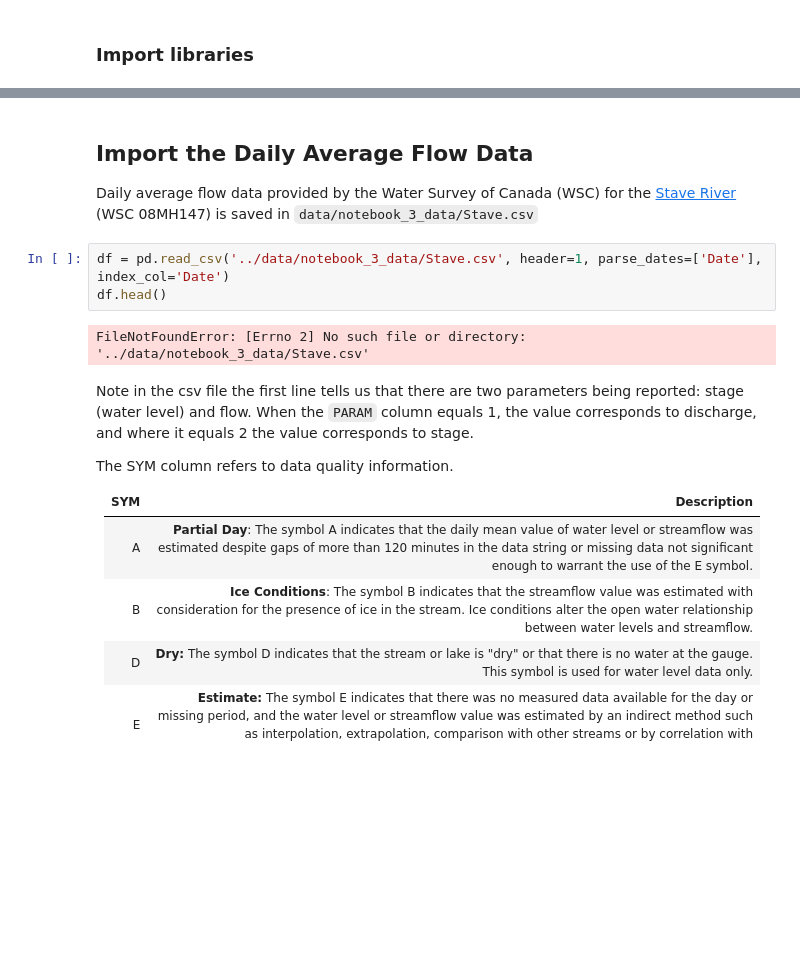
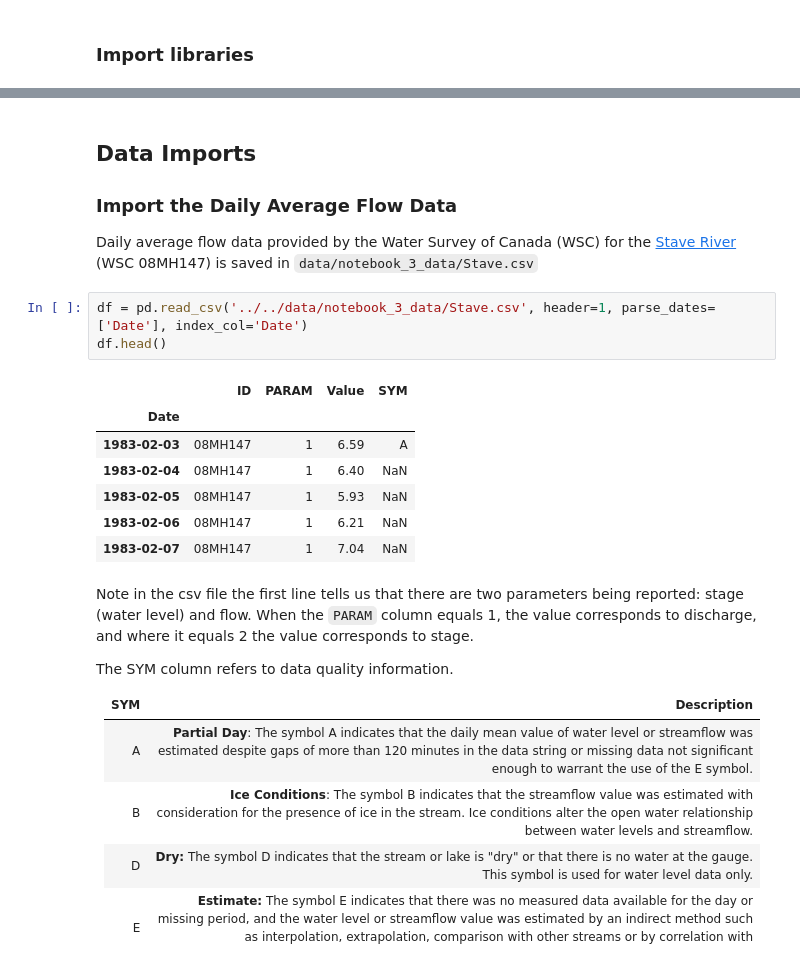
Before and after one commit to dankovacek/Engineering_Hydrology_Notebooks, a Jupyter notebook: content/_build/jupyter_execute/notebooks/Notebook_3/Notebook_3.ipynb, the cells around one changed output, grey strips where cells are left out. Saved outputs shown, nothing was run; the diff lists cells and outputs as text; blank space fills up the shorter version.

```diff
--- a/content/_build/jupyter_execute/notebooks/Notebook_3/Notebook_3.ipynb
+++ b/content/_build/jupyter_execute/notebooks/Notebook_3/Notebook_3.ipynb
@@ -29,14 +29,22 @@ output_notebook()
 Loading BokehJS ...
 [interactive output not drawn]
 # %% [markdown]
-## Import the Daily Average Flow Data
+## Data Imports
+
+### Import the Daily Average Flow Data
 
 Daily average flow data provided by the Water Survey of Canada (WSC) for the [Stave River](https://wateroffice.ec.gc.ca/report/historical_e.html?y1Max=1&y1Min=1&scale=normal&mode=Graph&stn=08MH147&dataType=Daily&parameterType=Flow&year=2016) (WSC 08MH147) is saved in `data/notebook_3_data/Stave.csv`
 # %%
-df = pd.read_csv('../data/notebook_3_data/Stave.csv', header=1, parse_dates=['Date'], index_col='Date')
+df = pd.read_csv('../../data/notebook_3_data/Stave.csv', header=1, parse_dates=['Date'], index_col='Date')
 df.head()
 # %% [output]
-FileNotFoundError: [Errno 2] No such file or directory: '../data/notebook_3_data/Stave.csv'
+|  | ID | PARAM | Value | SYM |
+| Date |  |  |  |  |
+| 1983-02-03 | 08MH147 | 1 | 6.59 | A |
+| 1983-02-04 | 08MH147 | 1 | 6.40 | NaN |
+| 1983-02-05 | 08MH147 | 1 | 5.93 | NaN |
+| 1983-02-06 | 08MH147 | 1 | 6.21 | NaN |
+| 1983-02-07 | 08MH147 | 1 | 7.04 | NaN |
 # %% [markdown]
 Note in the csv file the first line tells us that there are two parameters being reported: stage (water level) and flow.  When the `PARAM` column equals 1, the value corresponds to discharge, and where it equals 2 the value corresponds to stage.
 
```
Also changed, not shown: parts of 9 cells of this notebook, 40 other files.
